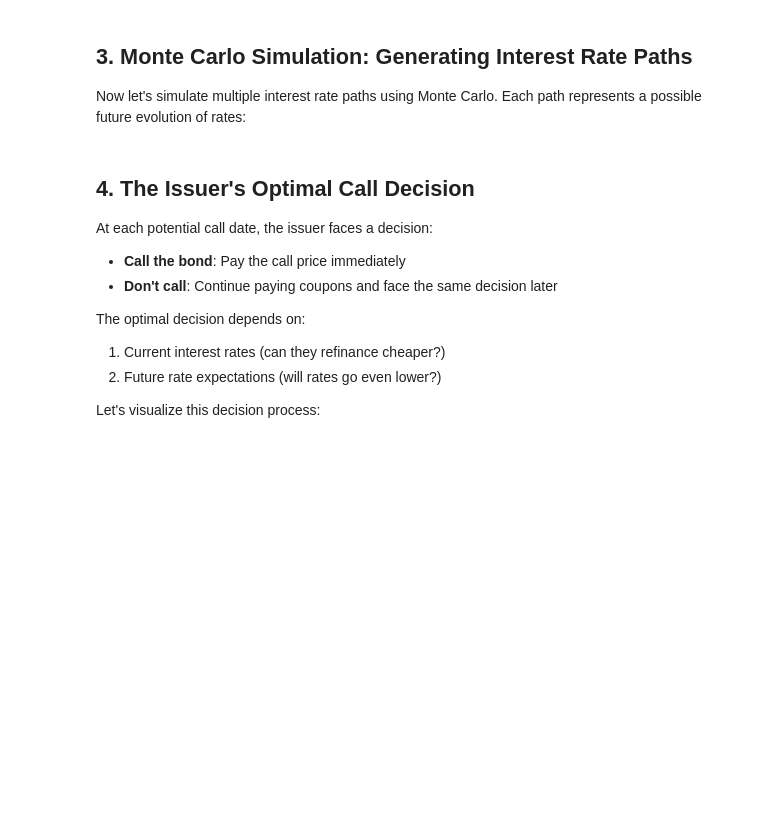
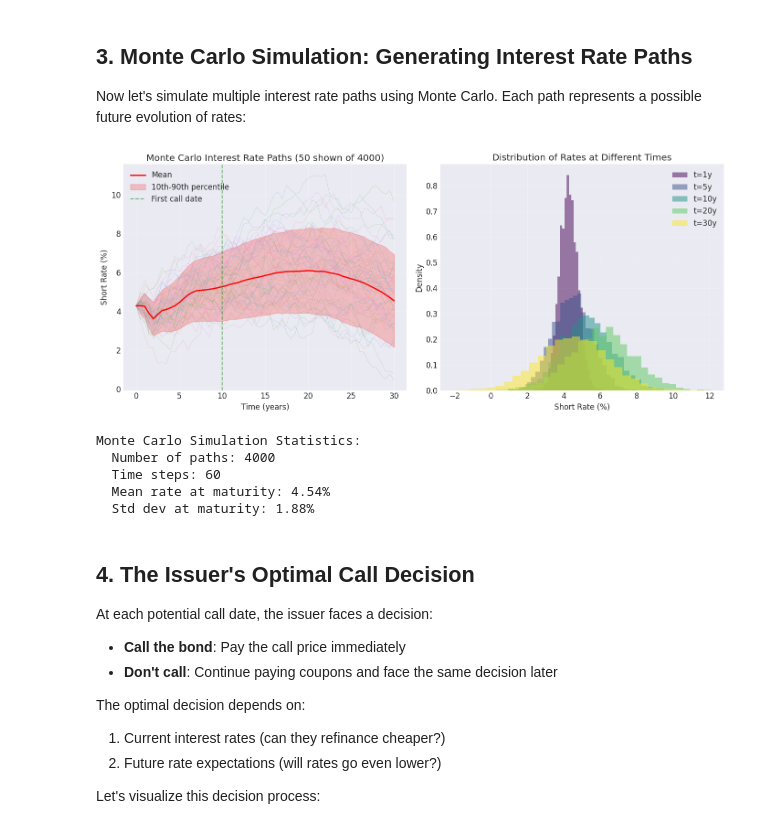
Before and after one commit to jlancaster7/complex-asset-pricing, a Jupyter notebook: ls-pricing/examples/quant_presentation_ls_methodology.ipynb, the cells around one changed output. Cells and saved outputs as stored; diff of their text form; code cells hidden in the pictures; blank space fills up the shorter version.

```diff
--- a/ls-pricing/examples/quant_presentation_ls_methodology.ipynb
+++ b/ls-pricing/examples/quant_presentation_ls_methodology.ipynb
@@ -201,7 +227,7 @@ print(f"  Initial short rate: {yield_curve.get_rate(0)*100:.2f}%")
 Now let's simulate multiple interest rate paths using Monte Carlo. Each path represents a possible future evolution of rates:
 # %%
 # Create Monte Carlo engine
-n_paths = 1000
+n_paths = 4000
 n_steps = 60  # Semi-annual steps for 30 years
 mc_engine = MonteCarloEngine(model=hw_model, n_paths=n_paths, n_steps=n_steps)
 
@@ -229,33 +255,40 @@ ax1.axvline(x=callable_bond.first_call_date, color='green', linestyle='--', alph
 ax1.set_xlabel('Time (years)')
 ax1.set_ylabel('Short Rate (%)')
 ax1.set_title(f'Monte Carlo Interest Rate Paths ({n_display} shown of {n_paths})')
 ax1.legend()
 ax1.grid(True, alpha=0.3)
 
 # Plot 2: Distribution at different times
 time_points = [1, 5, 10, 20, 30]
 colors = plt.cm.viridis(np.linspace(0, 1, len(time_points)))
 
 for idx, t in enumerate(time_points):
     time_idx = np.argmin(np.abs(times - t))
     rates_at_t = rates[:, time_idx]
     ax2.hist(rates_at_t*100, bins=30, alpha=0.5, density=True,
              label=f't={t}y', color=colors[idx])
 
 ax2.set_xlabel('Short Rate (%)')
 ax2.set_ylabel('Density')
 ax2.set_title('Distribution of Rates at Different Times')
 ax2.legend()
 ax2.grid(True, alpha=0.3)
 
 plt.tight_layout()
 plt.show()
 
 print(f"\nMonte Carlo Simulation Statistics:")
 print(f"  Number of paths: {n_paths}")
 print(f"  Time steps: {n_steps}")
 print(f"  Mean rate at maturity: {mean_path[-1]*100:.2f}%")
 print(f"  Std dev at maturity: {np.std(rates[:, -1])*100:.2f}%")
+# %% [output]
+[figure, added]
+Monte Carlo Simulation Statistics:
+  Number of paths: 4000
+  Time steps: 60
+  Mean rate at maturity: 4.54%
+  Std dev at maturity: 1.88%
 # %% [markdown]
 ## 4. The Issuer's Optimal Call Decision
 
```
Also changed, not shown: parts of 8 cells of this notebook, 11 other files.
